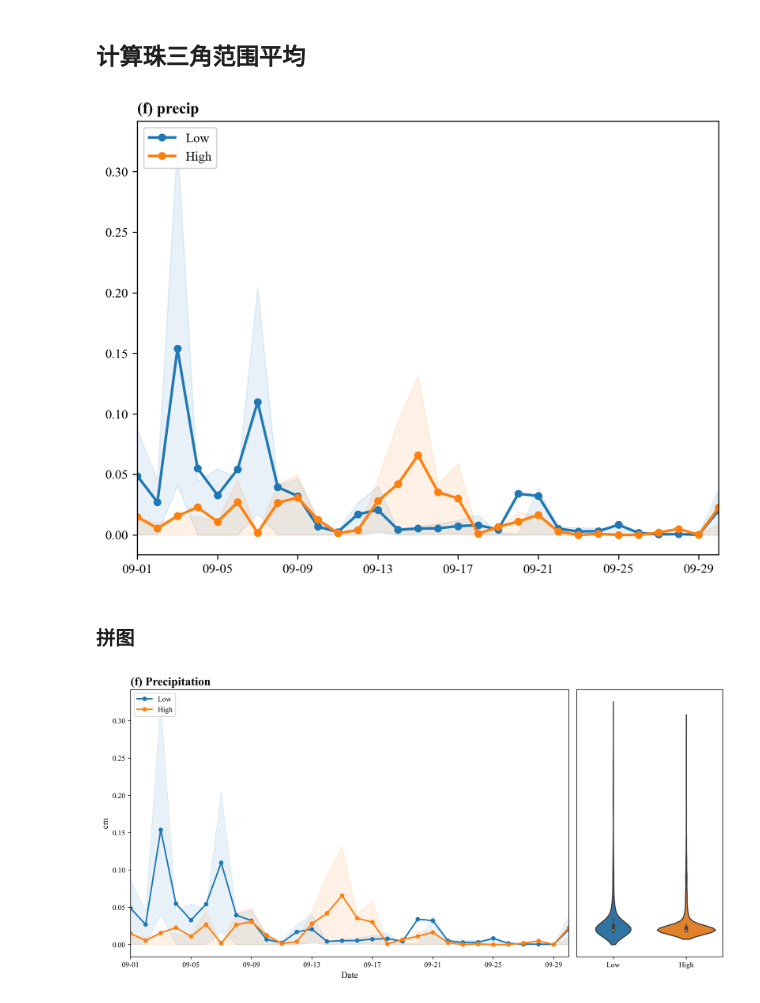
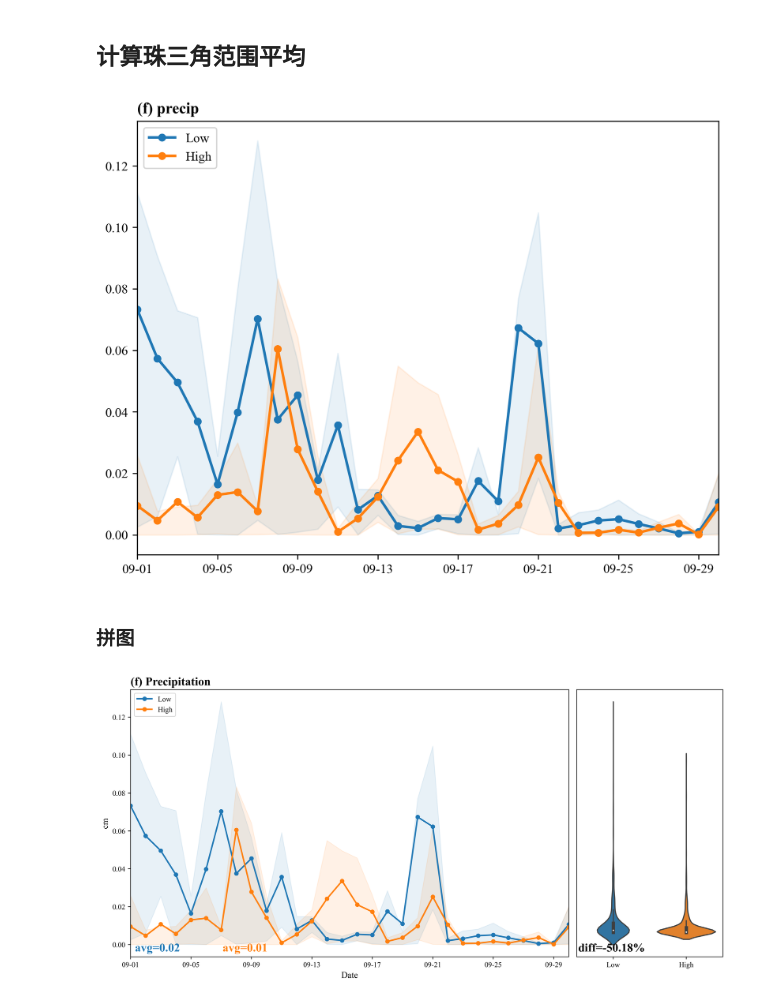
Before and after one commit to Iphisxu/MasterGRAD-Annually, a Jupyter notebook: scripts/Plot_line/precip.ipynb, the cells around one changed output. Cells and saved outputs as stored; diff of their text form; code cells hidden in the pictures.

```diff
--- a/scripts/Plot_line/precip.ipynb
+++ b/scripts/Plot_line/precip.ipynb
@@ -50,7 +50,7 @@ avg_high = average_data(high_files, var)
 # %% [markdown]
 ## 计算珠三角范围平均
 # %%
-shp = gpd.read_file(shpPRD)
+shp = gpd.read_file(shp_PRD_adm)
 lon = avg_low.longitude
 lat = avg_low.latitude
 
@@ -100,38 +100,51 @@ ax.legend(loc=2)
 ax.set_title('(f) precip',loc='left',fontdict={'fontsize':12,'fontweight':'bold'})
 plt.show()
 # %% [output]
-[figure, old version]
+[figure, new version]
 # %% [markdown]
 ### 拼图
 # %%
 fig, (ax1, ax2) = plt.subplots(1, 2, figsize=(12, 6), dpi=500, gridspec_kw={'width_ratios': [3, 1]})
 
 xx = np.arange(0, len(mean_low_day.time), 1)
 # lower years
 ax1.plot(xx, mean_low_day, color='tab:blue', linewidth=2, label='Low', marker='.', markersize=10)
 ax1.fill_between(xx, low_80per, low_20per, color='tab:blue', alpha=0.1)
 
 ax1.plot(xx, mean_high_day, color='tab:orange', linewidth=2, label='High', marker='.', markersize=10)
 ax1.fill_between(xx, high_80per, high_20per, color='tab:orange', alpha=0.1)
 
 # ticks and labels
 ax1.set_xlim([0, len(mean_low_day.time) - 1])
 ax1.set_xticks(xx[::4])
 ax1.set_xticklabels(pd.date_range('2023-09-01', '2023-09-30', freq='4D').strftime('%m-%d'))
 ax1.set_xlabel('Date',fontsize=12)
 ax1.set_ylabel('cm',fontsize=12)
 ax1.legend(loc=2)
 ax1.set_title('(f) Precipitation', loc='left', fontdict={'fontsize': 16, 'fontweight': 'bold'})
 
+# 添加平均值数字
+strdict = {'fontsize': 16, 'fontweight': 'bold'}
+avg_low_str = '{:.2f}'.format(mean_low.mean())
+avg_high_str = '{:.2f}'.format(mean_high.mean())
+ax1.text(x=0.01, y=0.02, s=f'avg={avg_low_str}', color='tab:blue', fontdict=strdict, transform=ax1.transAxes)
+ax1.text(x=0.21, y=0.02, s=f'avg={avg_high_str}', color='tab:orange', fontdict=strdict, transform=ax1.transAxes)
+
+diff_str = '{:.2f}'.format((mean_high.mean() - mean_low.mean()) / mean_low.mean() *100)
+if float(diff_str)>0:
+    ax2.text(x=0.01, y=0.02, s=f'diff=+{diff_str}%', color='k', fontdict=strdict, transform=ax2.transAxes)
+else:
+    ax2.text(x=0.01, y=0.02, s=f'diff={diff_str}%', color='k', fontdict=strdict, transform=ax2.transAxes)
+
 # 图2：小提琴图
 df_box = pd.DataFrame({'Low': mean_low.values, 'High': mean_high.values})
 
 color_palette = sns.color_palette(["tab:blue", "tab:orange"])
 sns.violinplot(data=df_box, palette=color_palette, ax=ax2)
 
 ax2.set_yticks([])
 
 plt.tight_layout()
 plt.show()
 # %% [output]
-[figure, old version]
+[figure, new version]
```
Also changed, not shown: 5 other files.
